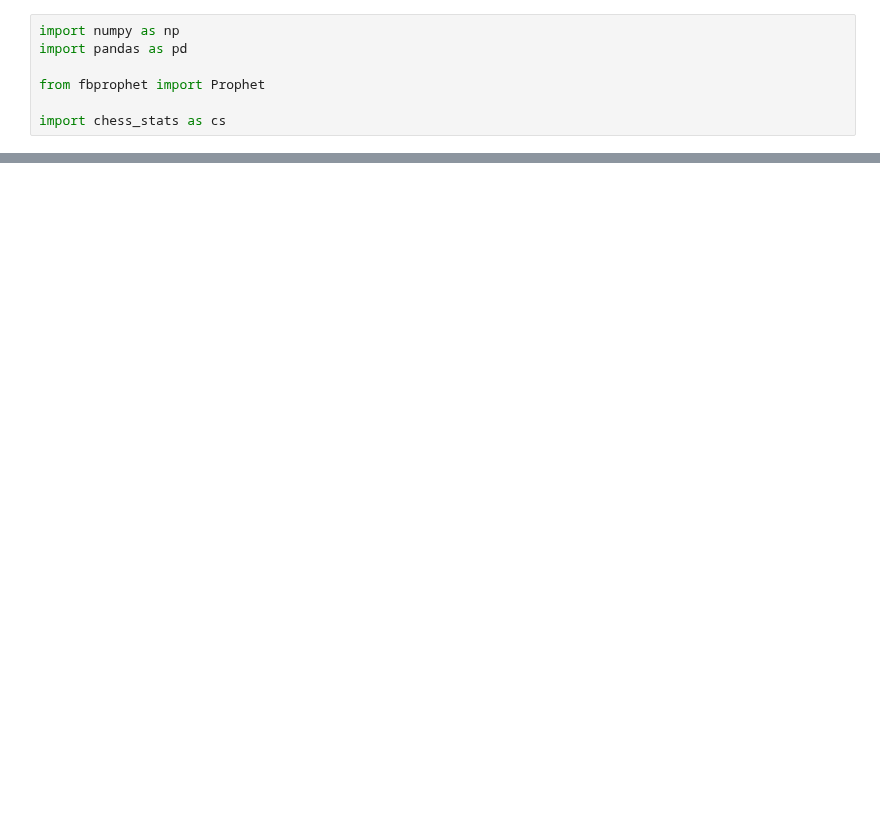
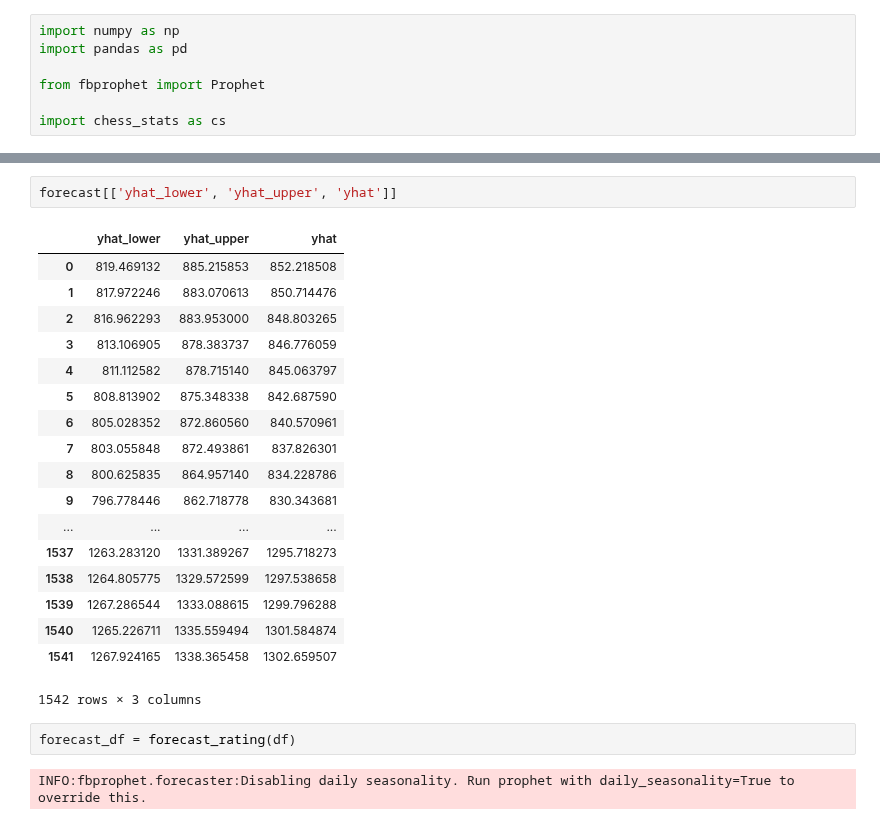
Before and after one commit to Bmcgarry194/ChessStyle, a Jupyter notebook: src/prophet.ipynb, the cells around one changed output, grey strips where cells are left out. Saved outputs shown, nothing was run; the diff lists cells and outputs as text; blank space fills up the shorter version.

```diff
--- a/src/prophet.ipynb
+++ b/src/prophet.ipynb
@@ -47,0 +84,25 @@ model.plot_components(forecast)
+# %%
+forecast[['yhat_lower', 'yhat_upper', 'yhat']]
+# %% [output]
+|  | yhat_lower | yhat_upper | yhat |
+| 0 | 819.469132 | 885.215853 | 852.218508 |
+| 1 | 817.972246 | 883.070613 | 850.714476 |
+| 2 | 816.962293 | 883.953000 | 848.803265 |
+| 3 | 813.106905 | 878.383737 | 846.776059 |
+| 4 | 811.112582 | 878.715140 | 845.063797 |
+| 5 | 808.813902 | 875.348338 | 842.687590 |
+| 6 | 805.028352 | 872.860560 | 840.570961 |
+| 7 | 803.055848 | 872.493861 | 837.826301 |
+| 8 | 800.625835 | 864.957140 | 834.228786 |
+| 9 | 796.778446 | 862.718778 | 830.343681 |
+| ... | ... | ... | ... |
+| 1537 | 1263.283120 | 1331.389267 | 1295.718273 |
+| 1538 | 1264.805775 | 1329.572599 | 1297.538658 |
+| 1539 | 1267.286544 | 1333.088615 | 1299.796288 |
+| 1540 | 1265.226711 | 1335.559494 | 1301.584874 |
+| 1541 | 1267.924165 | 1338.365458 | 1302.659507 |
+1542 rows × 3 columns
+# %%
+forecast_df = forecast_rating(df)
+# %% [output]
+INFO:fbprophet.forecaster:Disabling daily seasonality. Run prophet with daily_seasonality=True to override this.
```
Also changed, not shown: parts of 7 cells of this notebook, 6 other files.
